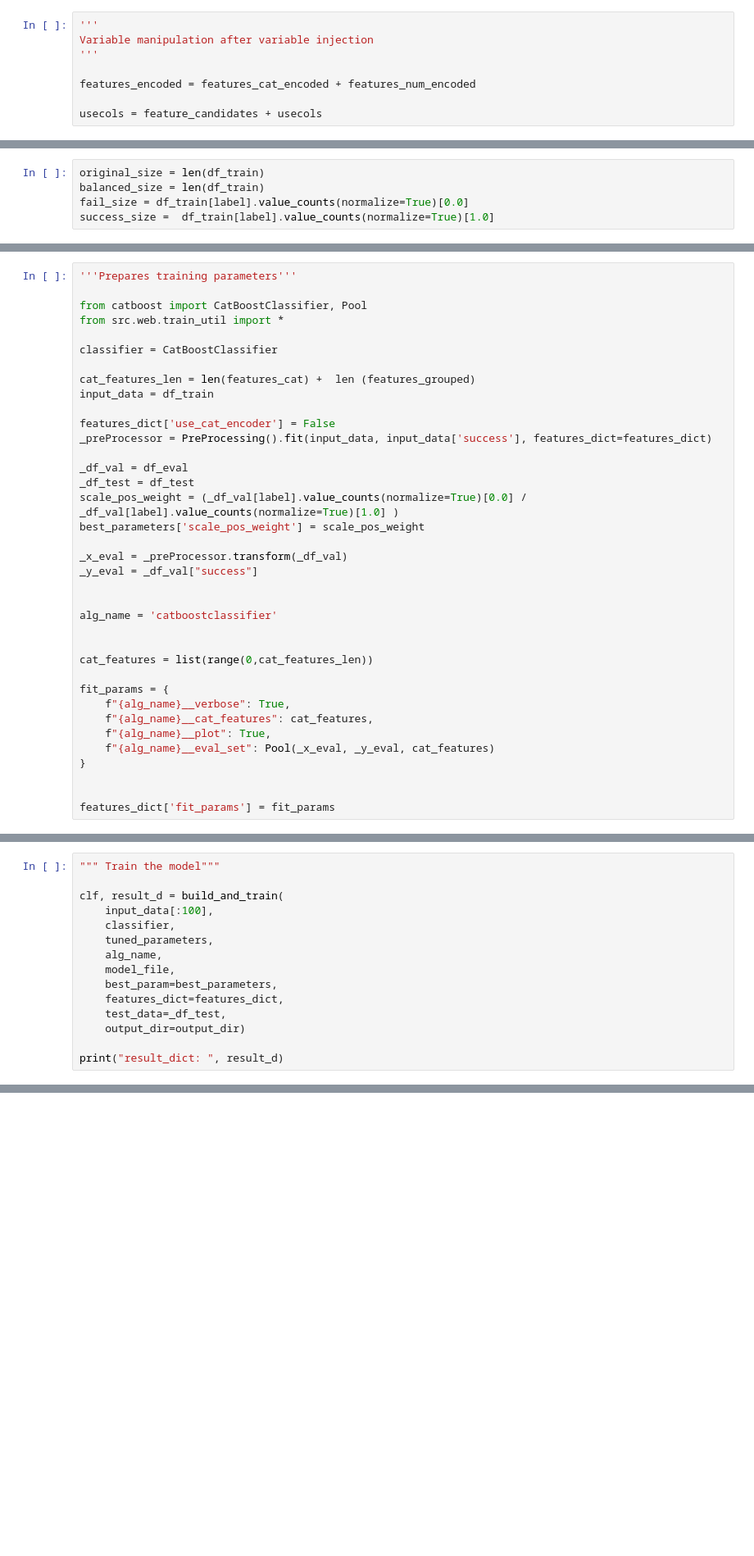
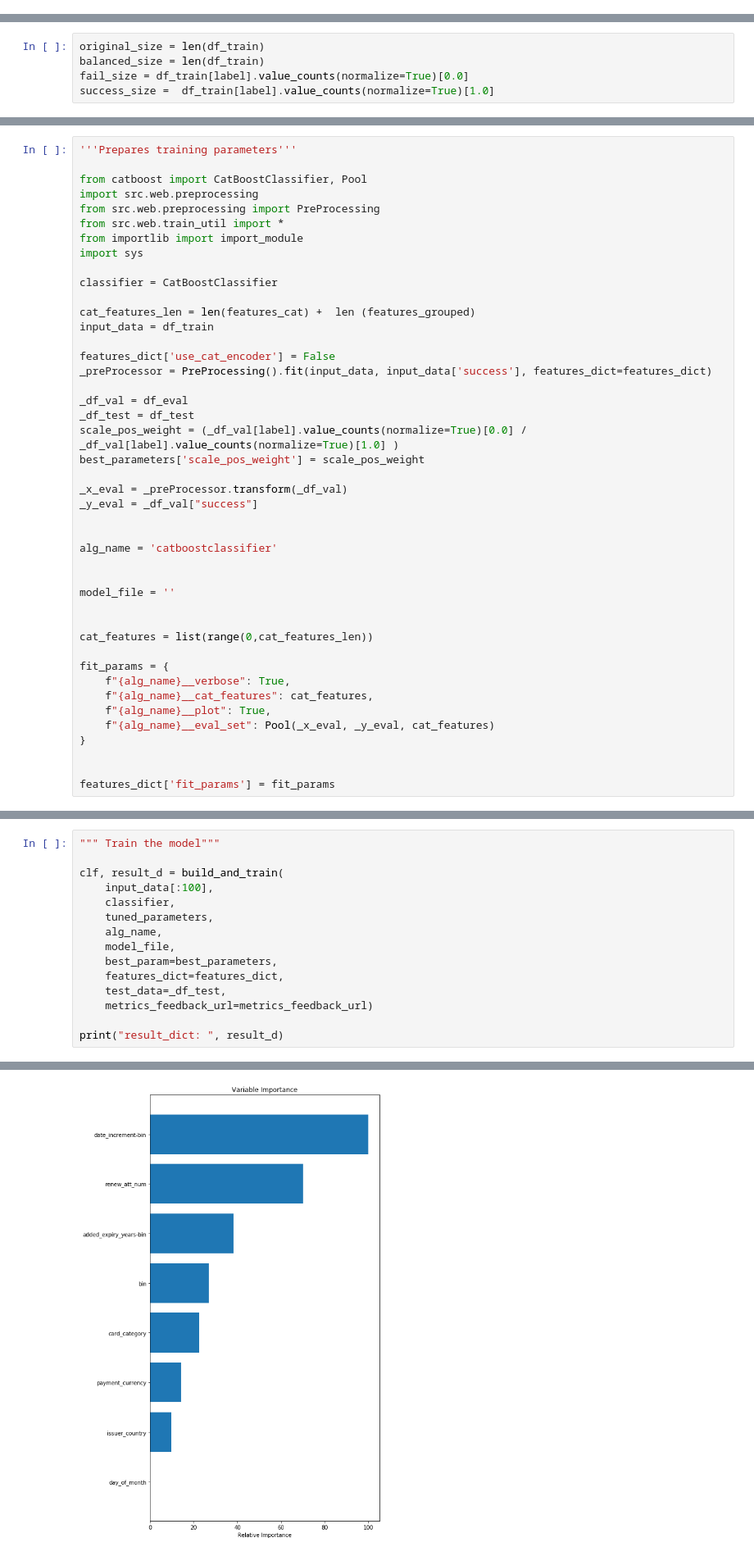
Before and after one commit to songyunlu/ml_training_tool, a Jupyter notebook: eco_catboost_training_tool.ipynb, the cells around one changed output, grey strips where cells are left out. Shown at 82% size. Drawn from its saved outputs; the diff is of its cells as text; blank space fills up the shorter version.

```diff
--- a/eco_catboost_training_tool.ipynb
+++ b/eco_catboost_training_tool.ipynb
@@ -208,9 +162 @@ end_date = '2020-01-31'
-# %%
-'''
-Variable manipulation after variable injection
-'''
-
-features_encoded = features_cat_encoded + features_num_encoded
-
-usecols = feature_candidates + usecols
 # %%
@@ -315,7 +298,11 @@ features_dict['ADDITIONAL_FIELDS'] = additional_fields
 '''Prepares training parameters'''
 
 from catboost import CatBoostClassifier, Pool
+import src.web.preprocessing
+from src.web.preprocessing import PreProcessing
 from src.web.train_util import *
+from importlib import import_module
+import sys
 
 classifier = CatBoostClassifier
 
@@ -337,6 +324,9 @@ _y_eval = _df_val["success"]
 alg_name = 'catboostclassifier'
 
 
+model_file = ''
+
+
 cat_features = list(range(0,cat_features_len))
 
 fit_params = {
@@ -360,6 +423,7 @@ clf, result_d = build_and_train(
     best_param=best_parameters,
     features_dict=features_dict,
     test_data=_df_test,
-    output_dir=output_dir)
+    metrics_feedback_url=metrics_feedback_url)
 
 print("result_dict: ", result_d)
+# %% [output]
@@ -366,3 +541,4 @@ print("result_dict: ", result_d)
+[figure, added]
 # %%
 '''
 output the model
```
Also changed, not shown: parts of 13 cells of this notebook, 1 other file.
